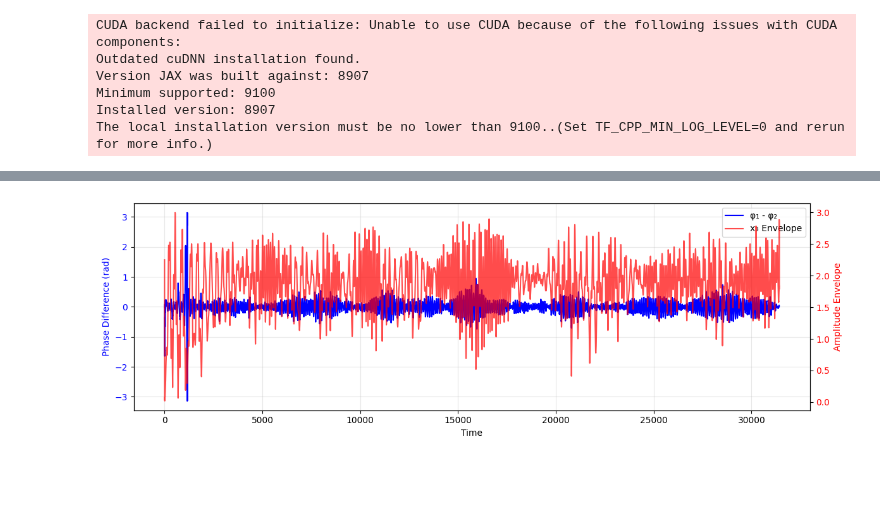
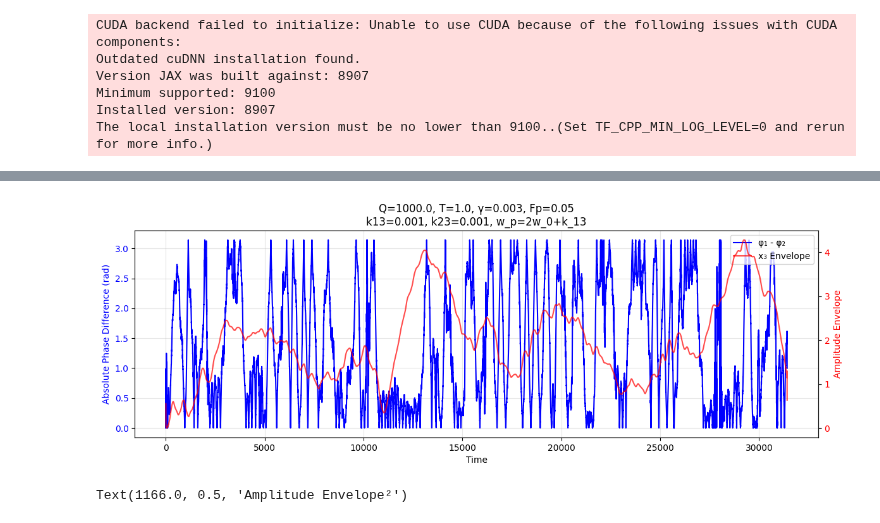
Before and after one commit to cyboesch/oscillator_dev, a Jupyter notebook: thermoai/notebooks/mechanical_p_bit.ipynb, the cells around one changed output, grey strips where cells are left out. Drawn from its saved outputs; the diff is of its cells as text; code cells hidden in the pictures; blank space fills up the shorter version.

Commit message:
struggling to find good params: the coupling interfers with the hidden nodes but low coupling takes for ever to reach the level

```diff
--- a/thermoai/notebooks/mechanical_p_bit.ipynb
+++ b/thermoai/notebooks/mechanical_p_bit.ipynb
@@ -19,18 +19,20 @@ jax.config.update("jax_enable_x64", True)
 # Physical Constants and Parameters
 M = 1.0
 w_0 = 1.0          # Natural frequency (rad/s)
-w_p = 2*w_0      # Driving frequency (rad/s), near 2*w_0 for w_p resonance
+     # Driving frequency (rad/s), near 2*w_0 for w_p resonance
 period = 2*jnp.pi/w_0
-F_p = 0.03      # Amplitude of the w_p driving
+F_p = 0.05      # Amplitude of the w_p driving
 Qual = 1000.0
 GAMMA = w_0/(2*Qual)
-gamma = .005          # Nonlinearity coefficient (Duffing term)
+gamma = .003          # Nonlinearity coefficient (Duffing term)
 
-k_13 = .1
-k_23 = .1
+k_13 = .001
+k_23 = k_13
+
+w_p = 2*(w_0 + k_13/M)
 
 k_B = 1.0             # Boltzmann's constant (arbitrary units for simulation)
-T = .1             # Temperature (K)
+T = 1.             # Temperature (K)
     # Noise strength
 
 # Simulation Parameters
@@ -53,3 +82,5 @@ The local installation version must be no lower than 9100..(Set TF_CPP_MIN_LOG_L
+# %%
+w_p = 2*sorted_eigenvals[0].real
 # %%
 # ----------------------------
 # 2. Define SDEs
@@ -63,11 +94,11 @@ def drift_x_fn(t, state, args):
     """
     x1, v1, x2, v2, x3, v3 = state
     dx1dt = v1
-    dv1dt =  -w_0/Qual * v1 -  (w_0**2 -F_p/M * jnp.cos(w_p * t)) * x1 - gamma * x1**3 - k_13 * (x1 - x3)
+    dv1dt =  -w_0/(2*Qual*M) * v1 -  (w_0**2 -F_p/M * jnp.cos(w_p * t)) * x1 - gamma/M * x1**3 - k_13/M * (x1 - x3)
     dx2dt = v2
-    dv2dt =  -w_0/Qual * v2 -  (w_0**2 -F_p/M * jnp.cos(w_p * t)) * x2 - gamma * x2**3 - k_23 * (x2 - x3)
+    dv2dt =  -w_0/(2*Qual*M) * v2 -  (w_0**2 -F_p/M * jnp.cos(w_p * t)) * x2 - gamma/M * x2**3 - k_23/M * (x2 - x3)
     dx3dt = v3
-    dv3dt =  -w_0/Qual * v3 -  (w_0**2 -0*F_p/M * jnp.cos(w_p * t)) * x3 - k_13 * (x1 - x3) - k_23 * (x2 - x3)
+    dv3dt =  -w_0/(2*Qual*M) * v3 -  (w_0**2 -0.*F_p/M * jnp.cos(w_p * t)) * x3 + k_13/M * (x1 - x3) + k_23/M * (x2 - x3)
     return jnp.array([dx1dt, dv1dt, dx2dt, dv2dt, dx3dt, dv3dt])
 
 def diffusion_x_fn(t, state, args):
@@ -151,35 +182,71 @@ phase_diff = np.angle(analytic_signal_x1) - np.angle(analytic_signal_x2)
 # Wrap to [-π, π]
 phase_diff = np.mod(phase_diff + np.pi, 2 * np.pi) - np.pi
 
+# # Unwrap the phase difference to remove 2π jumps
+# phase_diff = np.unwrap(phase_diff)
+
+# ... rest of the code ...
+
 # Calculate envelope of x₃
 envelope = np.abs(analytic_signal_x3)
 
 # Create figure with single plot and two y-axes
 fig, ax1 = plt.subplots(figsize=(12, 4))
 ax2 = ax1.twinx()
 
 # Plot phase difference on left y-axis
 l1 = ax1.plot(ts_dim[start_idx:end_idx],
-              phase_diff[start_idx:end_idx],
+              jnp.abs(phase_diff[start_idx:end_idx]),
               label='φ₁ - φ₂', color='blue')
 ax1.set_xlabel('Time')
-ax1.set_ylabel('Phase Difference (rad)', color='blue')
+ax1.set_ylabel('Absolute Phase Difference (rad)', color='blue')
 ax1.tick_params(axis='y', labelcolor='blue')
+
+
+
 
 # Plot envelope on right y-axis
 l2 = ax2.plot(ts_dim[start_idx:end_idx],
               envelope[start_idx:end_idx],
               label='x₃ Envelope', color='red', alpha=0.7)
 ax2.set_ylabel('Amplitude Envelope', color='red')
 ax2.tick_params(axis='y', labelcolor='red')
 
 # Add legend
 lns = l1 + l2
 labs = [l.get_label() for l in lns]
 ax1.legend(lns, labs, loc='upper right')
 
 ax1.grid(True, alpha=0.3)
 plt.tight_layout()
+
+# Add title with parameters
+title = f'Q={Qual}, T={T}, γ={gamma}, Fp={F_p}\nk13={k_13}, k23={k_23}, w_p=2w_0+k_13'
+plt.title(title)
+
+# Create filename with parameters
+# filename = f"Q{Qual}_T{T}_gamma{gamma}_Fp{F_p}_k13{k_13}_k23{k_23}_w_p=2w_0+k_13.png"
+# save_path = f"out/p-bit/{filename}"
+
+# Save and show the figure
+# plt.savefig(save_path, dpi=300, bbox_inches='tight')
 plt.show()
 # %% [output]
-[figure, old version]
+[figure, new version]
+# %%
+# ... existing imports and earlier code ...
+
+# Calculate envelope of x₃
+envelope = np.abs(analytic_signal_x3)**2  # Square the envelope
+
+# ... existing figure setup code ...
+
+# Plot envelope on right y-axis
+l2 = ax2.plot(ts_dim[start_idx:end_idx],
+              envelope[start_idx:end_idx],
+              label='x₃ Envelope²', color='red', alpha=0.7)
+ax2.set_ylabel('Amplitude Envelope²', color='red')
+
+# ... rest of plotting code ...
+# %% [output]
+Text(1166.0, 0.5, 'Amplitude Envelope²')
```
Also changed, not shown: parts of 2 cells of this notebook.
